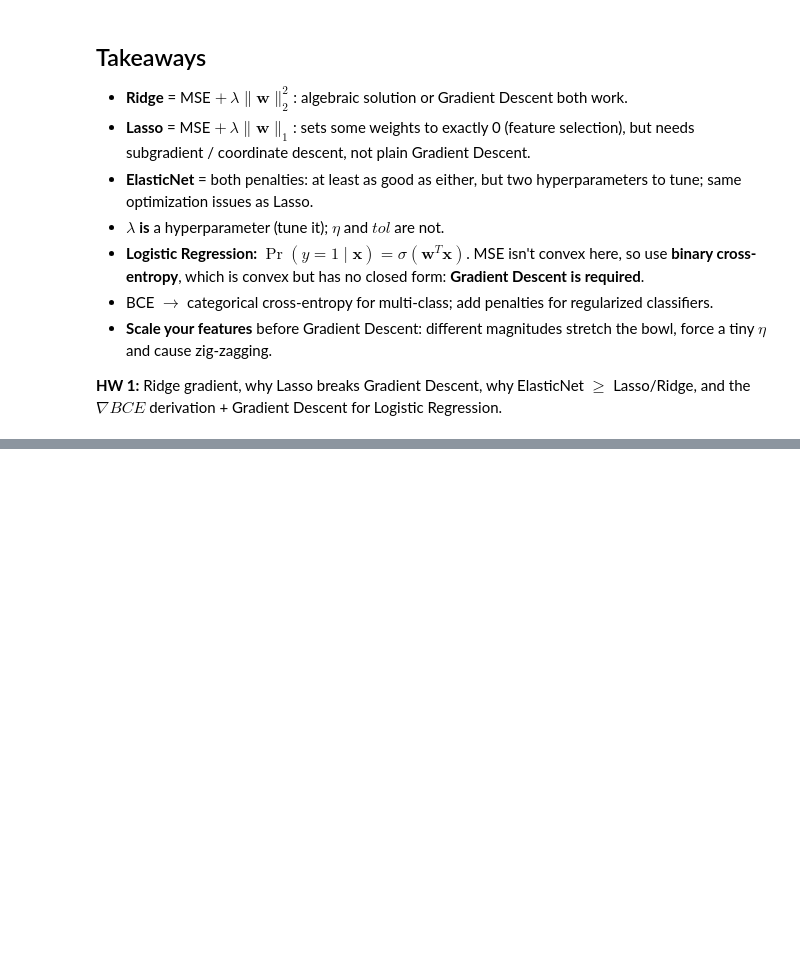
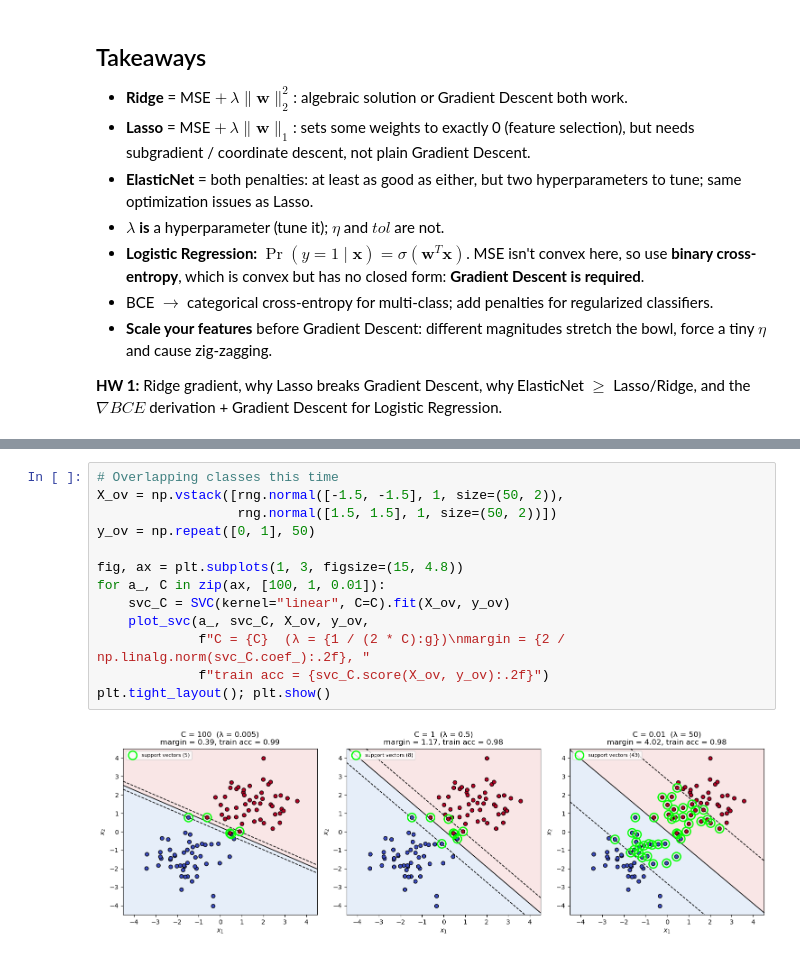
Before and after one commit to AdiRosenstock/STAT-362-Advanced-Machine-Learning, a Jupyter notebook: Notebook.ipynb, the cells around one changed output, grey strips where cells are left out. Drawn from its saved outputs; the diff is of its cells as text; blank space fills up the shorter version.

```diff
--- a/Notebook.ipynb
+++ b/Notebook.ipynb
@@ -635,0 +892,15 @@ $\nabla BCE$ derivation + Gradient Descent for Logistic Regression.
+# %%
+# Overlapping classes this time
+X_ov = np.vstack([rng.normal([-1.5, -1.5], 1, size=(50, 2)),
+                  rng.normal([1.5, 1.5], 1, size=(50, 2))])
+y_ov = np.repeat([0, 1], 50)
+
+fig, ax = plt.subplots(1, 3, figsize=(15, 4.8))
+for a_, C in zip(ax, [100, 1, 0.01]):
+    svc_C = SVC(kernel="linear", C=C).fit(X_ov, y_ov)
+    plot_svc(a_, svc_C, X_ov, y_ov,
+             f"C = {C}  (λ = {1 / (2 * C):g})\nmargin = {2 / np.linalg.norm(svc_C.coef_):.2f}, "
+             f"train acc = {svc_C.score(X_ov, y_ov):.2f}")
+plt.tight_layout(); plt.show()
+# %% [output]
+[figure, added]
```
Also changed, not shown: parts of 18 cells of this notebook, 1 other file.
